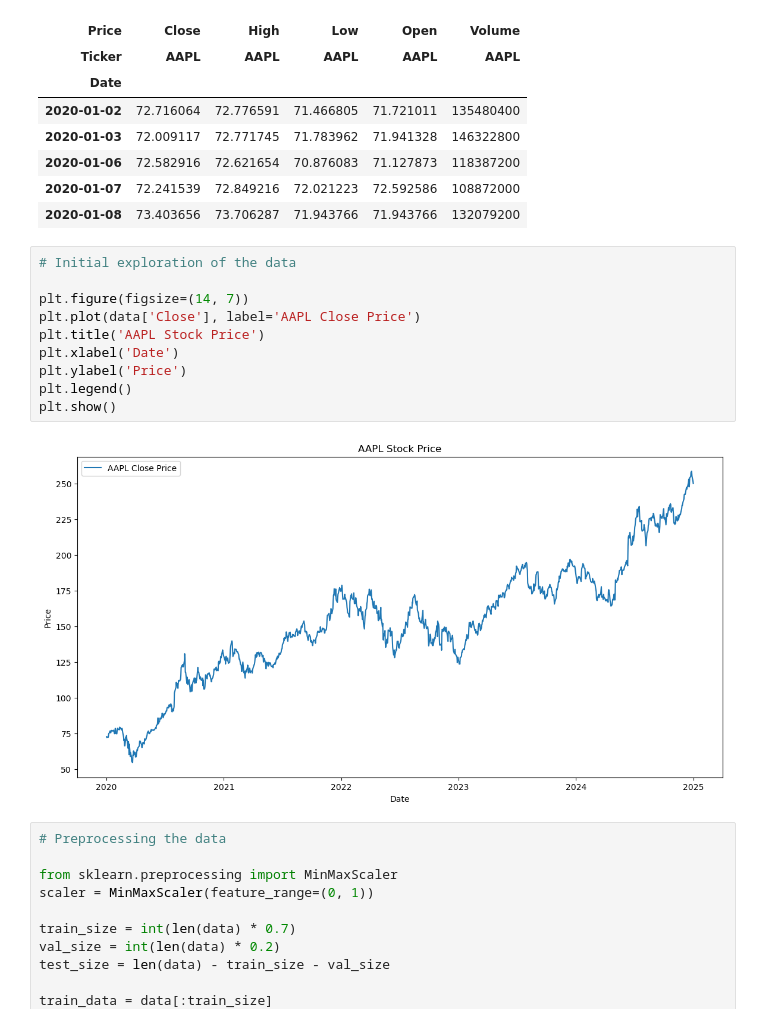
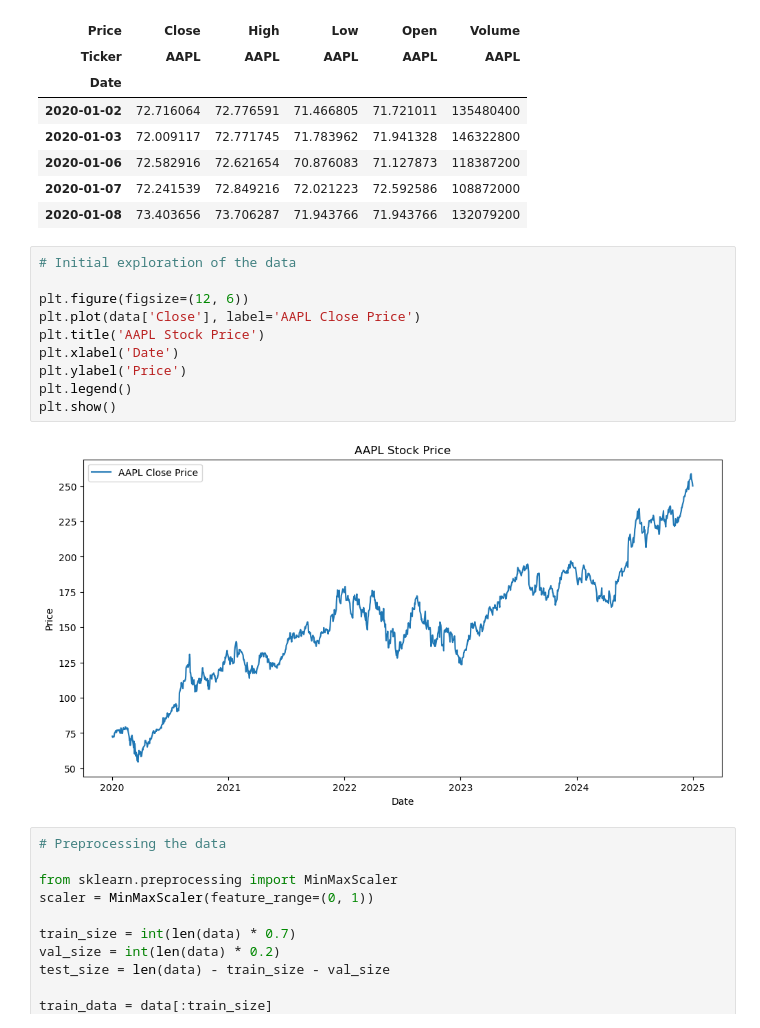
Before and after one commit to FbStatsQuant/Deep-Learning-for-Quantitative-Finance, a Jupyter notebook: LSMT_GRU_2.ipynb, the cells around one changed output. Drawn from its saved outputs; the diff is of its cells as text.

```diff
--- a/LSMT_GRU_2.ipynb
+++ b/LSMT_GRU_2.ipynb
@@ -21,15 +21,15 @@ data.head()
 # %%
 # Initial exploration of the data
 
-plt.figure(figsize=(14, 7))
+plt.figure(figsize=(12, 6))
 plt.plot(data['Close'], label='AAPL Close Price')
 plt.title('AAPL Stock Price')
 plt.xlabel('Date')
 plt.ylabel('Price')
 plt.legend()
 plt.show()
 # %% [output]
-[figure, old version]
+[figure, new version]
 # %%
 # Preprocessing the data
 
```
